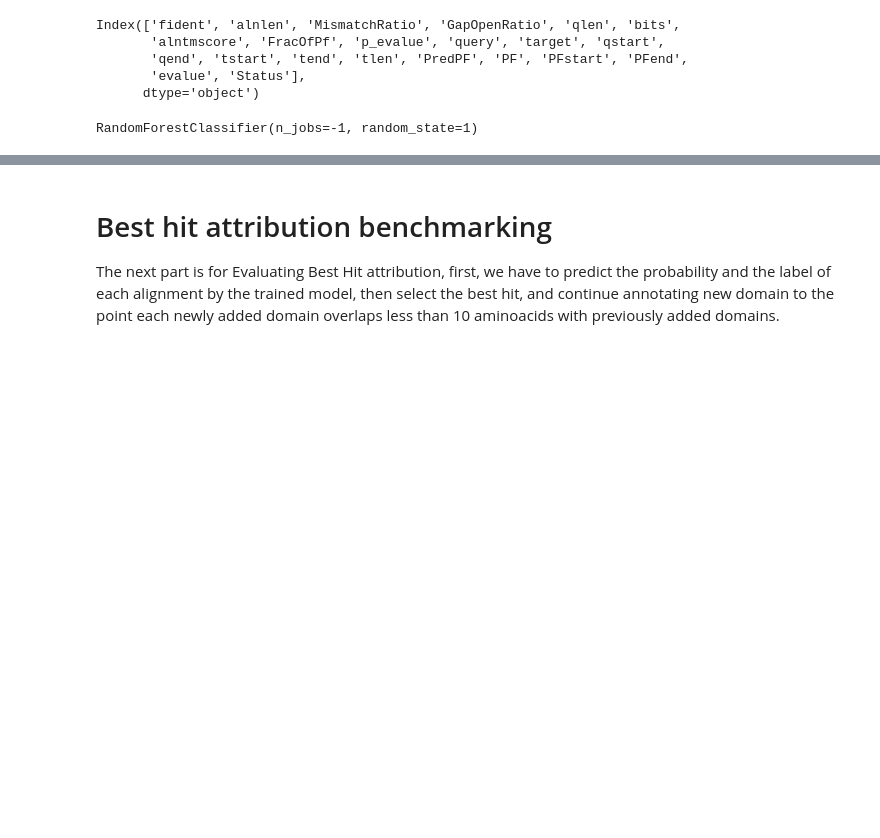
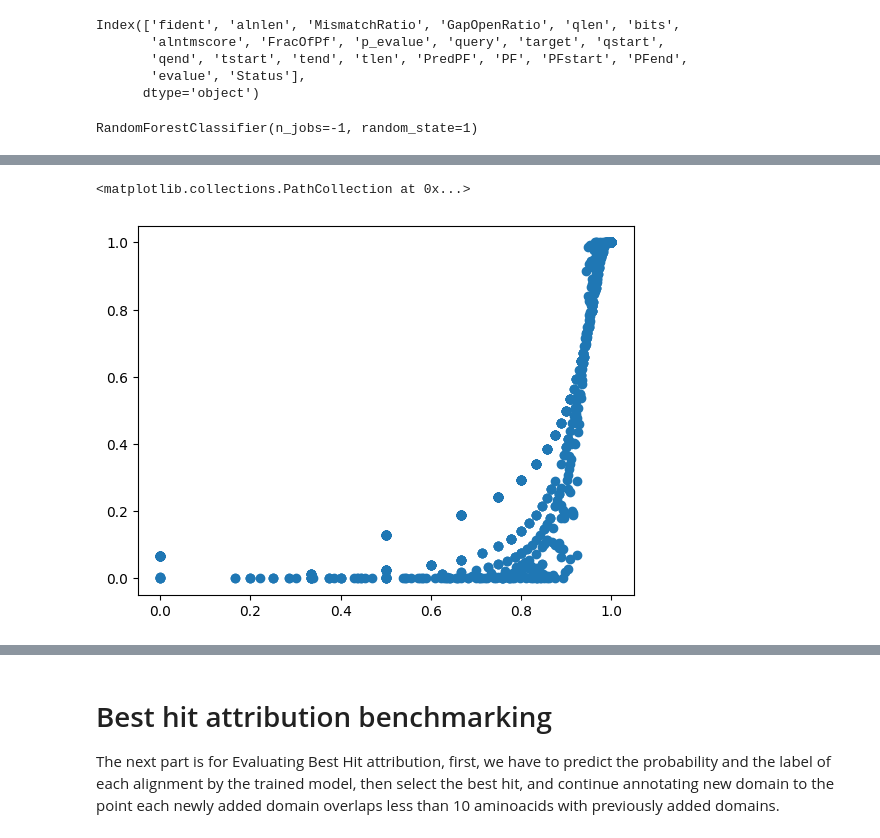
Before and after one commit to Pooryamb/FDASS, a Jupyter notebook: scripts/TrainingAndBenchmarking.ipynb, the cells around one changed output, grey strips where cells are left out. Cells and saved outputs as stored; diff of their text form; code cells hidden in the pictures; blank space fills up the shorter version.

```diff
--- a/scripts/TrainingAndBenchmarking.ipynb
+++ b/scripts/TrainingAndBenchmarking.ipynb
@@ -135,0 +199,4 @@ No artists with labels found to put in legend.  Note that artists whose label st
+# %%
+Ans = DF_dict["Tb"].groupby("PredPF").apply(lambda x: CalcAccuracyAndPval(x, ACC))
+# %%
+PfamStatified = Ans.drop_duplicates(["PF"])[["PF", "accuracy", "p_value"]]
@@ -135,0 +257,5 @@ No artists with labels found to put in legend.  Note that artists whose label st
+# %%
+plt.scatter(PfamStatified["accuracy"], PfamStatified["p_value"])
+# %% [output]
+<matplotlib.collections.PathCollection at 0x...>
+[figure, added]
```
Also changed, not shown: parts of 20 cells of this notebook.
